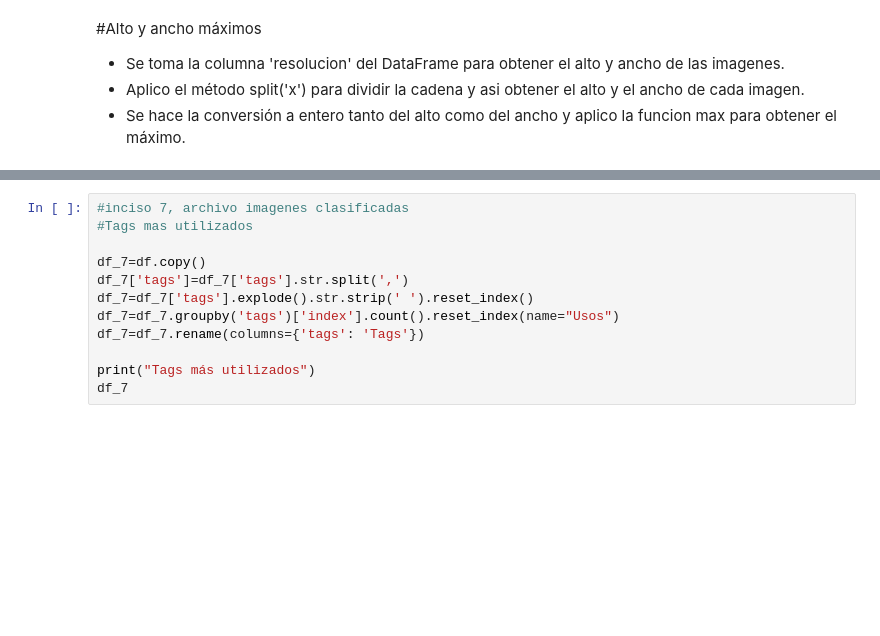
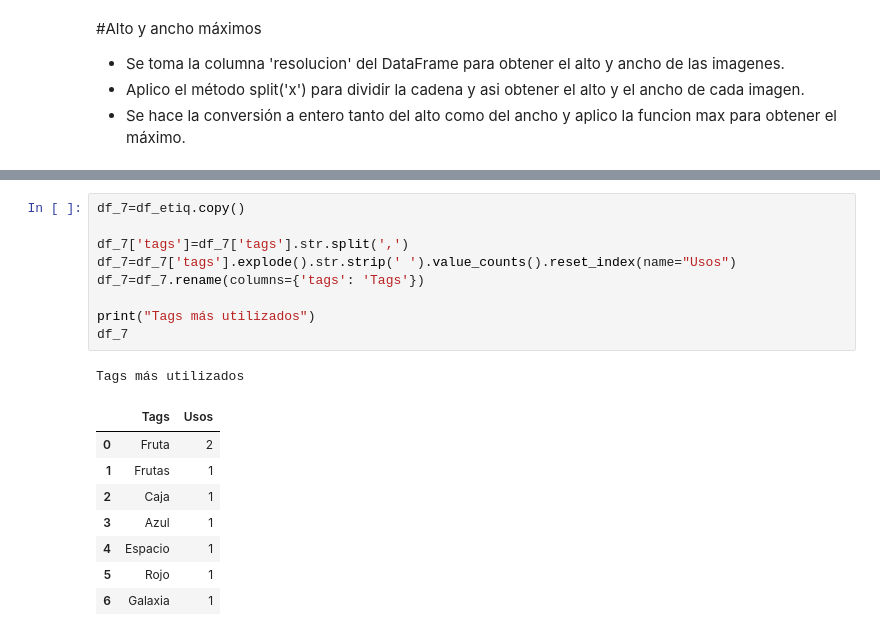
Before and after one commit to mayraPeguinho/unlpImage, a Jupyter notebook: notebooks/estadisticas_jupyter.ipynb, the cells around one changed output, grey strips where cells are left out. Saved outputs shown, nothing was run; the diff lists cells and outputs as text; blank space fills up the shorter version.

```diff
--- a/notebooks/estadisticas_jupyter.ipynb
+++ b/notebooks/estadisticas_jupyter.ipynb
@@ -48,12 +71,19 @@ print(f"Máximo ancho: {maximo_ancho}px")
 # %%
-#inciso 7, archivo imagenes clasificadas
-#Tags mas utilizados
+df_7=df_etiq.copy()
 
-df_7=df.copy()
 df_7['tags']=df_7['tags'].str.split(',')
-df_7=df_7['tags'].explode().str.strip(' ').reset_index()
-df_7=df_7.groupby('tags')['index'].count().reset_index(name="Usos")
+df_7=df_7['tags'].explode().str.strip(' ').value_counts().reset_index(name="Usos")
 df_7=df_7.rename(columns={'tags': 'Tags'})
 
 print("Tags más utilizados")
 df_7
+# %% [output]
+Tags más utilizados
+|  | Tags | Usos |
+| 0 | Fruta | 2 |
+| 1 | Frutas | 1 |
+| 2 | Caja | 1 |
+| 3 | Azul | 1 |
+| 4 | Espacio | 1 |
+| 5 | Rojo | 1 |
+| 6 | Galaxia | 1 |
```
Also changed, not shown: parts of 10 cells of this notebook, 3 other files.
